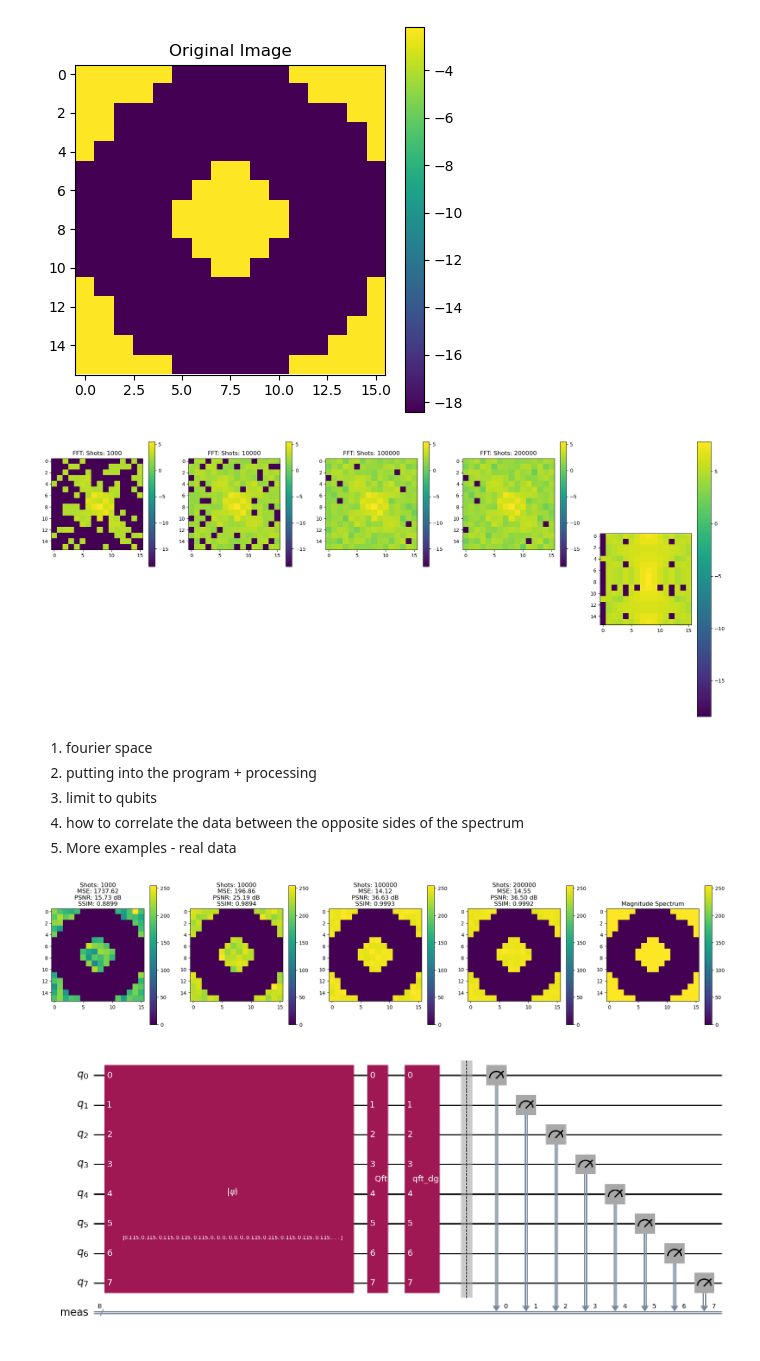
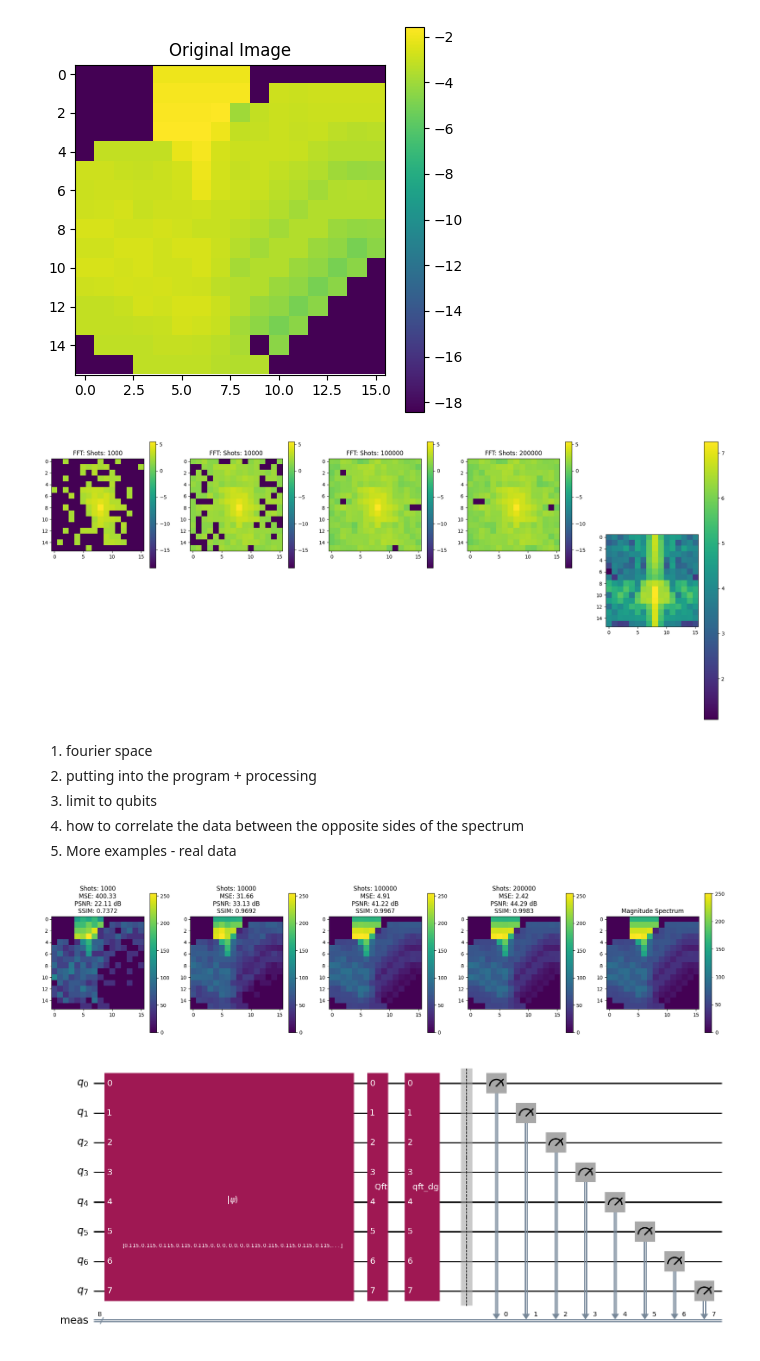
Before and after one commit to benz5460/QuantumRadio, a Jupyter notebook: QPIE_code.ipynb, the cells around one changed output. Saved outputs shown, nothing was run; the diff lists cells and outputs as text; code cells hidden in the pictures.

Commit message:
New convolution code and images

```diff
--- a/QPIE_code.ipynb
+++ b/QPIE_code.ipynb
@@ -68,0 +150,8 @@ def measure_image(qc,shots = 2000):
+# %%
+qc,norm_arr = encode_image('HI_32.png', 10)
+qc = apply_gaussian_filter(qc, sigma=5)
+
+
+blurred_image_array = measure_image(qc, original_n_qubits=10, shots=100000)
+
+plt.imshow(blurred_image_array)
@@ -88,3 +185,13 @@ def semi_classical_QFT(n,qc):
         qc.barrier()
 
     return qc
+# %%
+#try to flip image
+
+c = 1e-8 #to avoid log(0) error when plotting
+qc,norm_arr = encode_image('cake-large.png', 8)
+
+qc.x(range(8))
+measured_arr = measure_image(qc, shots = 5000)
+
+plt.imshow(measured_arr)
@@ -91,7 +201,7 @@ def semi_classical_QFT(n,qc):
 # %%
 #QFT on image
 c = 1e-8 #to avoid log(0) error when plotting
-qc,norm_arr = encode_image('circle.png', 8)
+qc,norm_arr = encode_image('cake-large.png', 8)
 qc.append(QFTGate(8), qc.qubits)
 # display the circuit
 shots = np.array([1000, 10000, 100000, 200000])
@@ -102,41 +212,41 @@ plt.title('Original Image')
 plt.show()
 
 plt.figure(figsize=(24, 10))
-
+'''
 for i in range(len(shots)):
-    qc,norm_arr = encode_image('circle.png', 8)
+    qc,norm_arr = encode_image('cake-large.png', 8)
     qc = semi_classical_QFT(8,qc)
     measured_arr = measure_image(qc, shots = shots[i])
     shifted_image = np.fft.fftshift(measured_arr)
     plt.subplot(2, len(shots)+1, len(shots) + i + 1)
     plt.imshow(np.log(shifted_image + c))
     plt.colorbar()
-    plt.title(f'FFT: Shots: {shots[i]}')
+    plt.title(f'FFT: Shots: {shots[i]}');'''
 
 for i in range(len(shots)):
     measured_arr = measure_image(qc, shots = shots[i])
     shifted_image = np.fft.fftshift(measured_arr)
     plt.subplot(2, len(shots)+1, i + 1)
     plt.imshow(np.log(shifted_image + c))
     plt.colorbar()
     plt.title(f'FFT: Shots: {shots[i]}')
 
-    qc,norm_arr = encode_image('circle.png', 8)
+    qc,norm_arr = encode_image('cake-large.png', 8)
     qc.append(QFTGate(8), qc.qubits)
 
 
 #classical FT
-im = load_image('circle.png')
+im = load_image('cake-large.png')
 f_transform = np.fft.fft(im)
 f_shift = np.fft.fftshift(f_transform)
 magnitude_spectrum = np.log(np.abs(f_shift) + c)
 plt.subplot(1, len(shots) + 1, len(shots) + 1)
 plt.imshow(magnitude_spectrum)
 plt.colorbar()
 plt.show()
 # %% [output]
-[figure, old version]
+[figure, new version]
-[figure, old version]
+[figure, new version]
 # %% [markdown]
 1. fourier space
 2. putting into the program + processing
@@ -157,7 +267,7 @@ plt.imshow(magnitude_spectrum)
 plt.colorbar()
 plt.title('Magnitude Spectrum')
 for i in range(len(shots)):
-    qc,norm_arr = encode_image('circle.png', 8)
+    qc,norm_arr = encode_image('cake-large.png', 8)
     qc.append(QFTGate(8), qc.qubits)
     qc.append(QFTGate(8).inverse(), qc.qubits)
     measured_arr = measure_image(qc, shots = shots[i])
@@ -178,7 +288,7 @@ for i in range(len(shots)):
 
 plt.show()
 # %% [output]
-[figure, old version]
+[figure, new version]
 # %%
 qc.draw('mpl')
 # %% [output]
```
Also changed, not shown: parts of 5 cells of this notebook, 2 other files.
